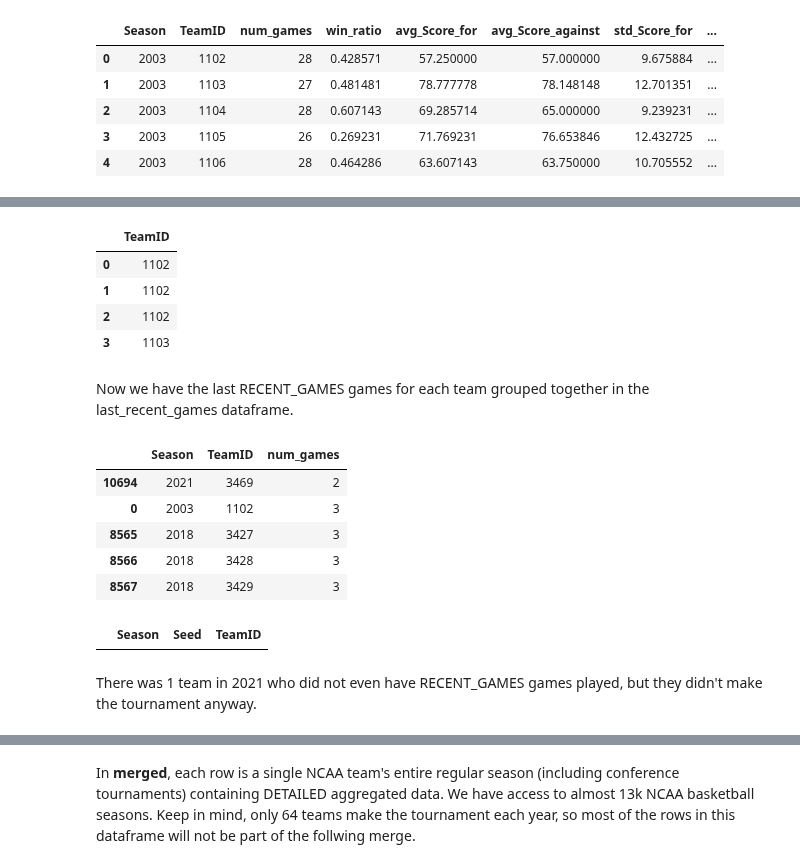
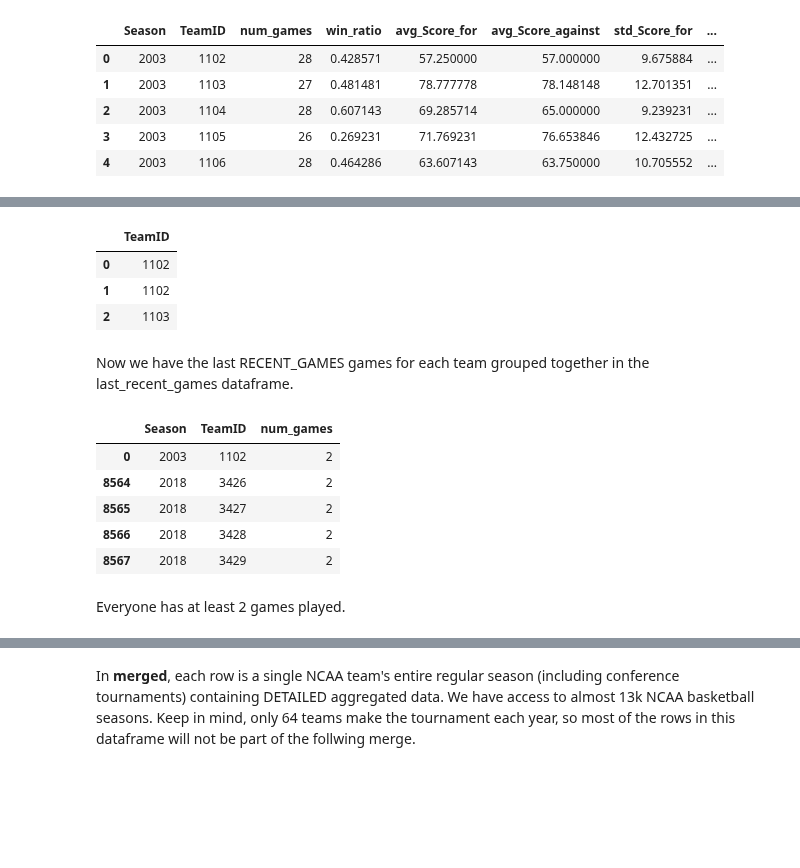
Before and after one commit to heefjones/march_madness, a Jupyter notebook: eda_detailed.ipynb, the cells around one changed output, grey strips where cells are left out. Saved outputs shown, nothing was run; the diff lists cells and outputs as text; code cells hidden in the pictures; blank space fills up the shorter version.

```diff
--- a/eda_detailed.ipynb
+++ b/eda_detailed.ipynb
@@ -13,7 +13,7 @@ import sys
 
 # display 100 rows and 100 columns
 pd.set_option('display.max_rows', 100)
-pd.set_option('display.max_columns', 100)
+pd.set_option('display.max_columns', 300)
 
 # global random seed
 SEED = 9
@@ -318,31 +323,30 @@ merged.head()
 # %%
 # conference tourneys are last 1-3 games of reg season
-RECENT_GAMES = 3
+RECENT_GAMES = 2
 
 # get last RECENT_GAMES wins and last RECENT_GAMES losses of each team (to assess recent form going into tourney)
 recent_wins = win_group.tail(RECENT_GAMES).reset_index(drop=True)
 recent_losses = lose_group.tail(RECENT_GAMES).reset_index(drop=True)
 
 # add TeamID col to identify the rows pertaining to each team
 recent_wins['TeamID'] = recent_wins['WTeamID']
 recent_losses['TeamID'] = recent_losses['LTeamID']
 
 # order by DayNum, get last RECENT_GAMES games
 combined = pd.concat([recent_wins, recent_losses], ignore_index=True).sort_values(by=['Season', 'TeamID', 'DayNum']).reset_index(drop=True)
 last_recent_games = combined.groupby(['Season', 'TeamID']).tail(RECENT_GAMES).reset_index(drop=True)
 del recent_wins, recent_losses, combined
 
 # create ScoreDiff col
 last_recent_games['ScoreDiff'] = last_recent_games['WScore'] - last_recent_games['LScore']
 
-# check first 4 rows
+# check first 3 rows
 last_recent_games.head(RECENT_GAMES + 1)[['TeamID']]
 # %% [output]
 |  | TeamID |
 | 0 | 1102 |
 | 1 | 1102 |
-| 2 | 1102 |
-| 3 | 1103 |
+| 2 | 1103 |
 # %% [markdown]
 Now we have the last RECENT_GAMES games for each team grouped together in the last_recent_games dataframe.
 # %%
@@ -350,18 +354,13 @@ Now we have the last RECENT_GAMES games for each team grouped together in the la
 last_recent_games.groupby(['Season', 'TeamID']).size().reset_index().rename(columns={0: 'num_games'}).sort_values(by='num_games', ascending=True).head()
 # %% [output]
 |  | Season | TeamID | num_games |
-| 10694 | 2021 | 3469 | 2 |
-| 0 | 2003 | 1102 | 3 |
-| 8565 | 2018 | 3427 | 3 |
-| 8566 | 2018 | 3428 | 3 |
-| 8567 | 2018 | 3429 | 3 |
+| 0 | 2003 | 1102 | 2 |
+| 8564 | 2018 | 3426 | 2 |
+| 8565 | 2018 | 3427 | 2 |
+| 8566 | 2018 | 3428 | 2 |
+| 8567 | 2018 | 3429 | 2 |
-# %%
-# look at the team with only 2 games
-seeds[(seeds['Season'] == 2021) & (seeds['TeamID'] == 3469)]
-# %% [output]
-|  | Season | Seed | TeamID |
-# %% [markdown]
-There was 1 team in 2021 who did not even have RECENT_GAMES games played, but they didn't make the tournament anyway.
+# %% [markdown]
+Everyone has at least 2 games played.
 # %%
 # groups for recent games
 recent_win_group = last_recent_games.loc[last_recent_games['WTeamID'] == last_recent_games['TeamID']].groupby(['Season', 'TeamID'])
```
Also changed, not shown: parts of 20 cells of this notebook.
